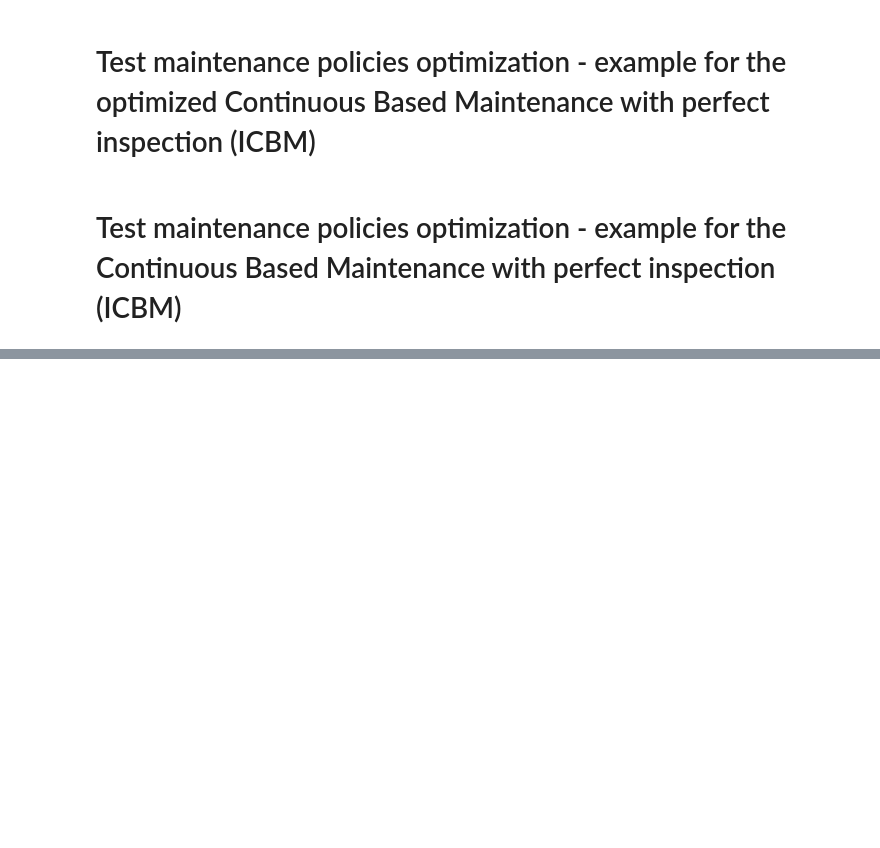
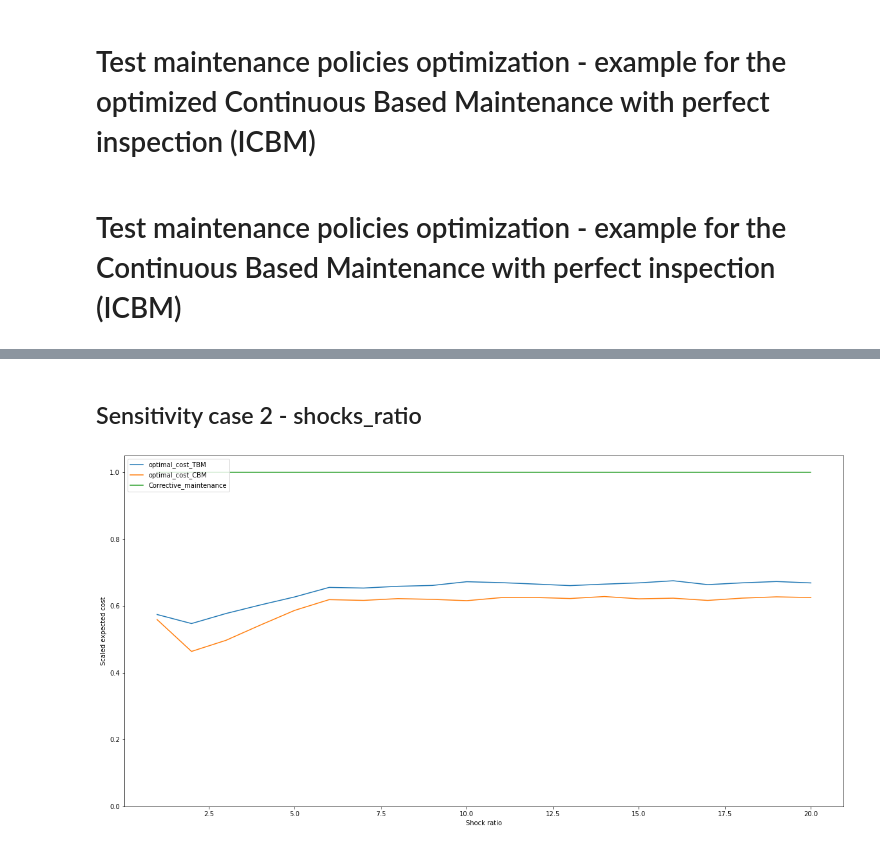
Before and after one commit to diaxz12/Assets_with_failures_dependence, a Jupyter notebook: simulator_results.ipynb, the cells around one changed output, grey strips where cells are left out. Drawn from its saved outputs; the diff is of its cells as text; code cells hidden in the pictures; blank space fills up the shorter version.

```diff
--- a/simulator_results.ipynb
+++ b/simulator_results.ipynb
@@ -267,0 +335,9 @@ plot_cbm_maintenance_costs(results, 60)
+# %% [markdown]
+## Sensitivity case 2 - shocks_ratio
+# %%
+#get results
+results = agregate_results('results/','shocks_ratio')
+#plot results
+plot_sensitivity_analysis_results(results, 'Shock ratio', 'Scaled expected cost')
+# %% [output]
+[figure, added]
```
Also changed, not shown: parts of 16 cells of this notebook, 7 other files.
